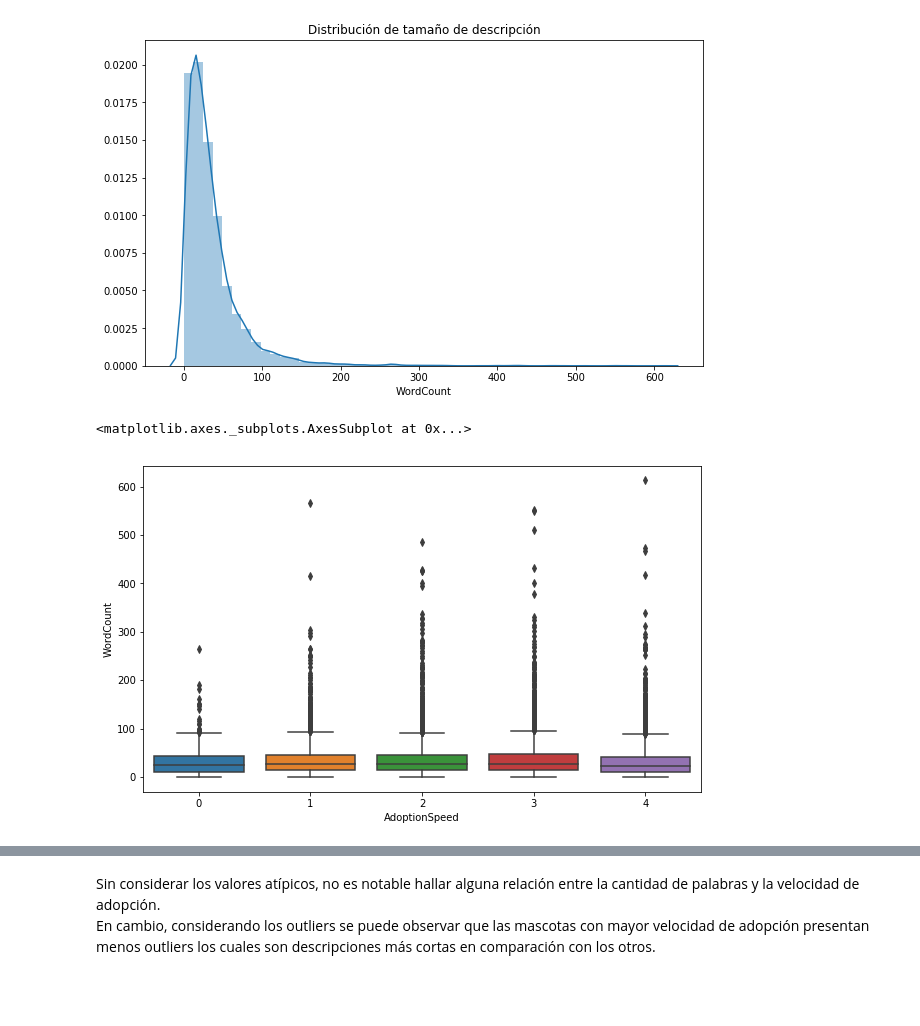
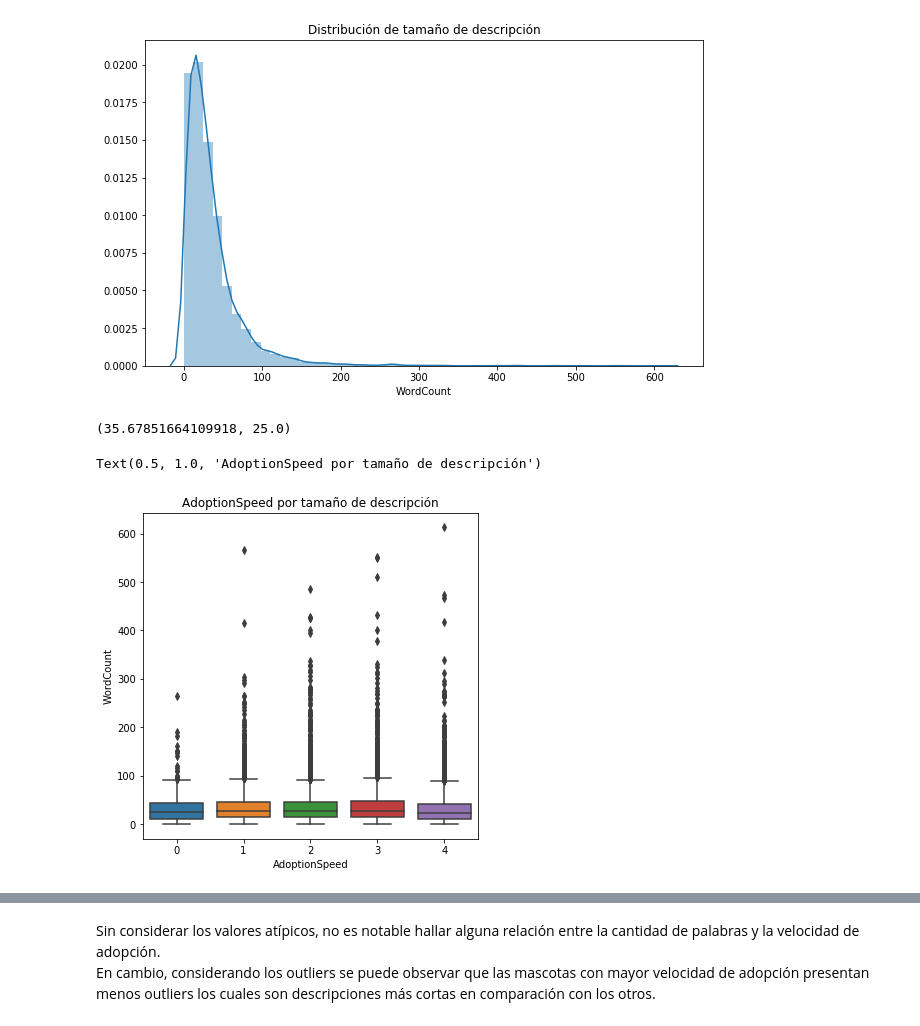
Before and after one commit to vhgiron-u/pets, a Jupyter notebook: Exploracion Costos Geo Descripcion.ipynb, the cells around one changed output, grey strips where cells are left out. Saved outputs shown, nothing was run; the diff lists cells and outputs as text; code cells hidden in the pictures; blank space fills up the shorter version.

```diff
--- a/Exploracion Costos Geo Descripcion.ipynb
+++ b/Exploracion Costos Geo Descripcion.ipynb
@@ -559,10 +625,15 @@ ax.set_title("Distribución de tamaño de descripción")
 # %% [output]
 Text(0.5, 1.0, 'Distribución de tamaño de descripción')
 [figure]
+# %%
+train.WordCount.mean(), train.WordCount.median()
+# %% [output]
+(35.67851664109918, 25.0)
 # %%
-plt.figure(figsize=(10,6))
-sns.boxplot(x="AdoptionSpeed",y="WordCount",data=train, showfliers=True)
+plt.figure(figsize=(6,6))
+ax = sns.boxplot(x="AdoptionSpeed",y="WordCount",data=train, showfliers=True)
+ax.set_title("AdoptionSpeed por tamaño de descripción")
 # %% [output]
-<matplotlib.axes._subplots.AxesSubplot at 0x...>
+Text(0.5, 1.0, 'AdoptionSpeed por tamaño de descripción')
-[figure, old version]
+[figure, new version]
 # %%
```
Also changed, not shown: parts of 26 cells of this notebook.
